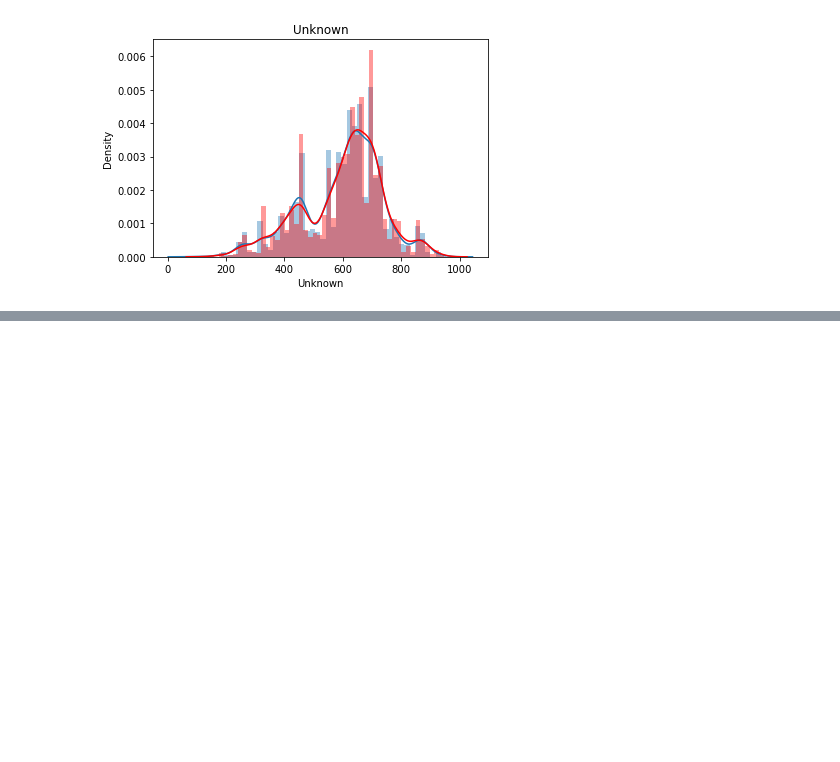
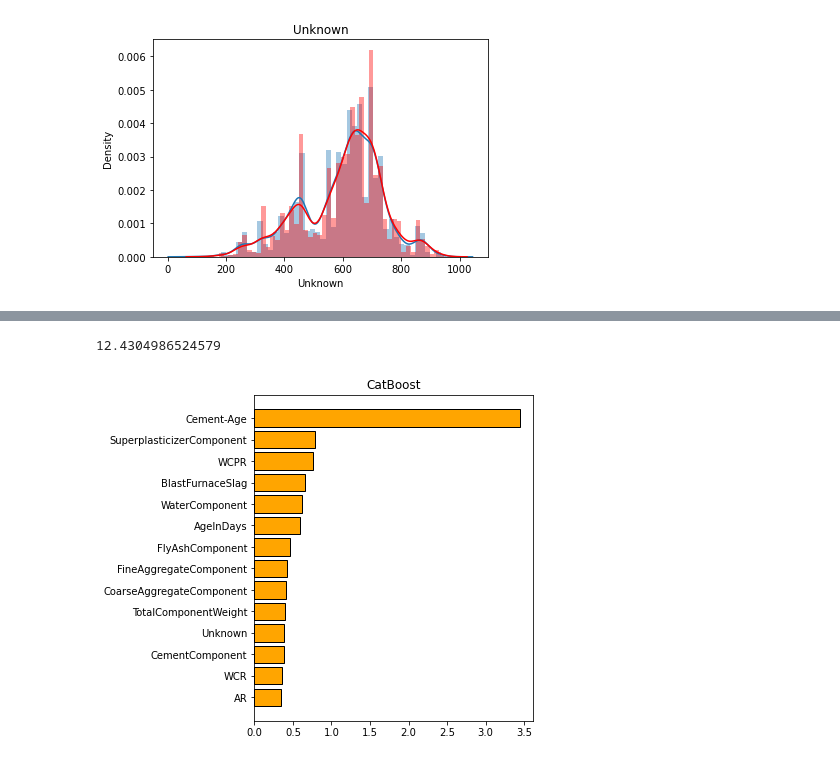
Before and after one commit to jjh0987/MyProject, a Jupyter notebook: pythonProject/kaggle/playground-series-s3e9/Untitled-Copy1.ipynb, the cells around one changed output, grey strips where cells are left out. Cells and saved outputs as stored; diff of their text form; code cells hidden in the pictures; blank space fills up the shorter version.

```diff
--- a/pythonProject/kaggle/playground-series-s3e9/Untitled-Copy1.ipynb
+++ b/pythonProject/kaggle/playground-series-s3e9/Untitled-Copy1.ipynb
@@ -578,0 +446,17 @@ mean mse across all folds: 153.7336
+# %%
+np.array(val_scores).mean()**(1/2)
+# %% [output]
+12.4304986524579
+# %%
+plt.figure(figsize = (5, 6))
+cat_imp = np.zeros(len(models[0].feature_importances_))
+for model in models[:10]:
+    cat_imp += model.feature_importances_
+
+plt.barh([features[i] for i in np.argsort(cat_imp)], sorted(cat_imp),
+         color = "orange", edgecolor = "#000000")
+
+plt.title("CatBoost")
+plt.show()
+# %% [output]
+[figure, added]
```
Also changed, not shown: parts of 29 cells of this notebook, 8 other files.
